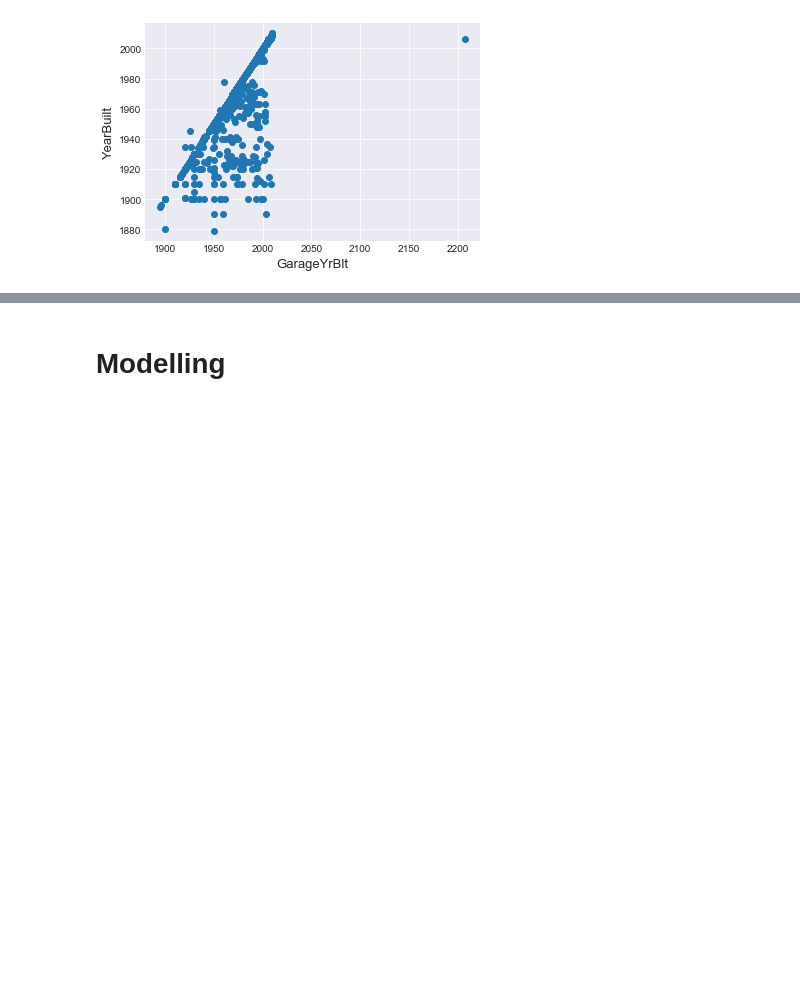
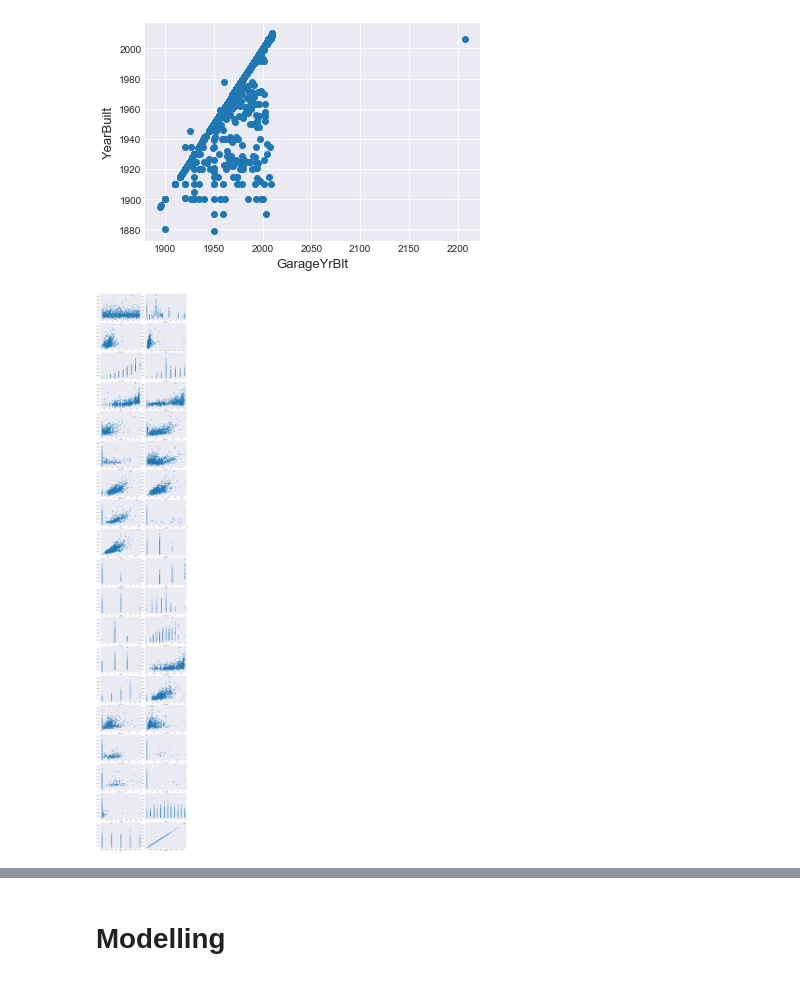
Before and after one commit to aliceschi93/House-Prices-Advanced-Regression-Techniques, a Jupyter notebook: Project-checkpoint (2) cleaning.ipynb, the cells around one changed output, grey strips where cells are left out. Cells and saved outputs as stored; diff of their text form; code cells hidden in the pictures; blank space fills up the shorter version.

```diff
--- a/Project-checkpoint (2) cleaning.ipynb
+++ b/Project-checkpoint (2) cleaning.ipynb
@@ -146 +150,15 @@ train = train.drop(train[(train.TotalBsmtSF > 5000) & ( train.SalePrice < 200000
+# %%
+# ignore Id and LotFrontage
+fig, ax = plt.subplots(19, 2, 'row', figsize = (13, 80))
+plt.tight_layout()
+i = 1
+for col in train.columns:
+    if train[col].dtype == 'int64' or train[col].dtype == 'float64':
+
+        plt.subplot(19, 2, i)
+        plt.scatter(x = train[col], y = train['SalePrice'])
+        plt.xlabel(col)
+        i += 1
+# %% [output]
+[figure, added]
 # %%
```
Also changed, not shown: parts of 5 cells of this notebook, 2 other files.
